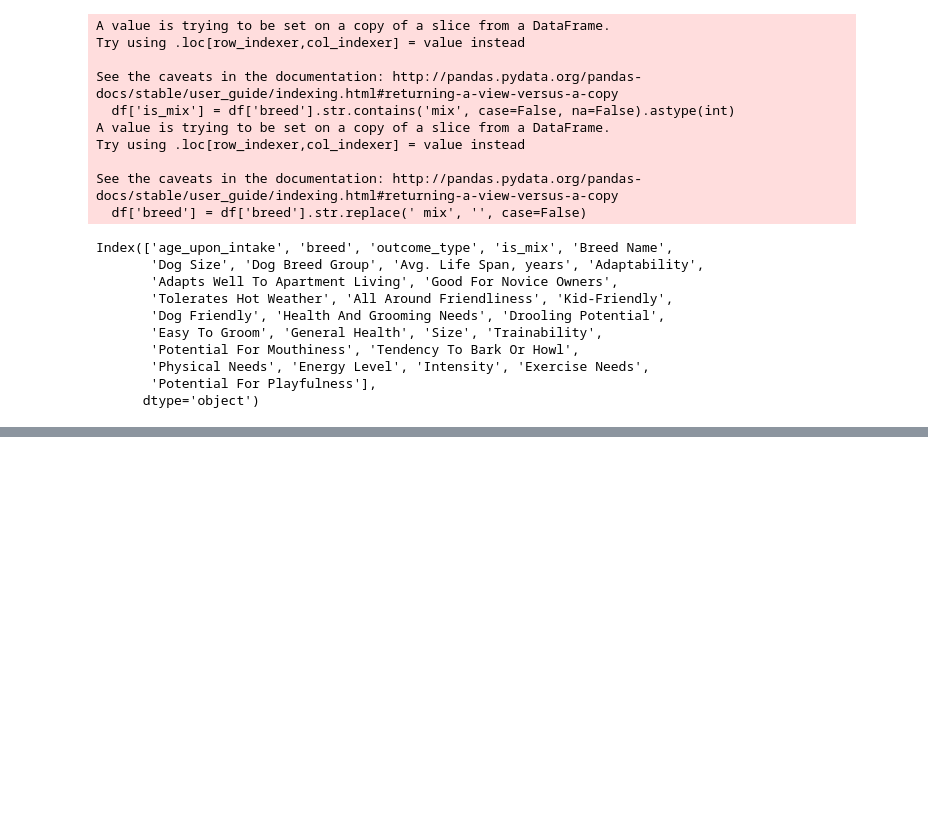
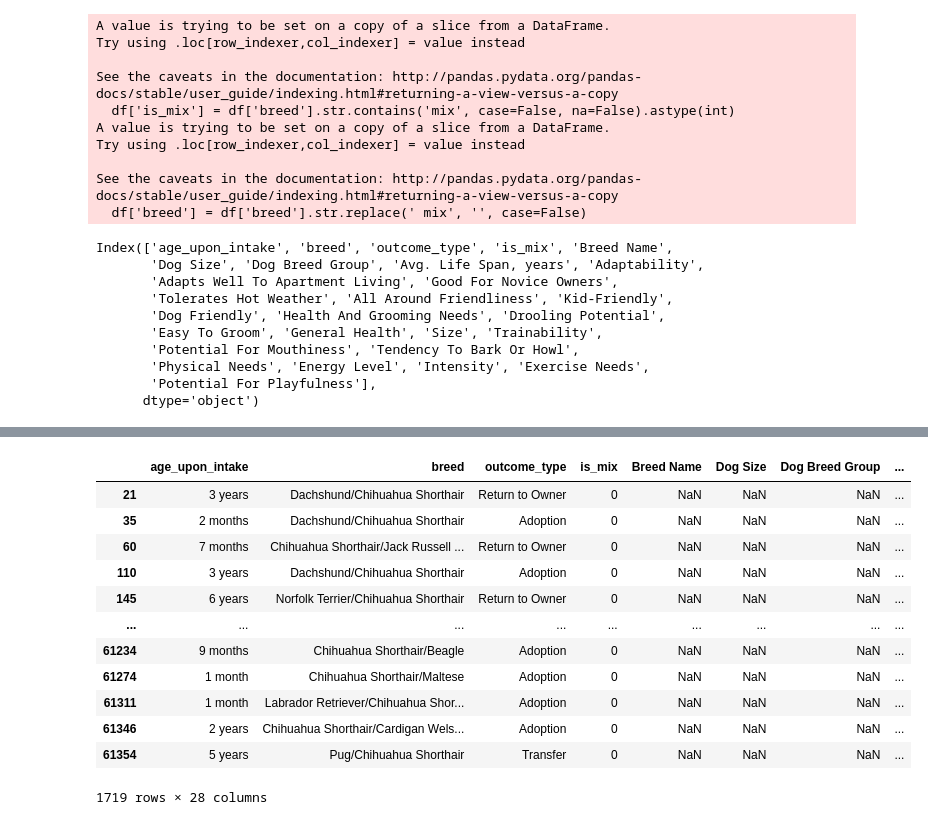
Before and after one commit to nneomaonochie/ml1-animal-data, a Jupyter notebook: exploration.ipynb, the cells around one changed output, grey strips where cells are left out. Cells and saved outputs as stored; diff of their text form; code cells hidden in the pictures; blank space fills up the shorter version.

Commit message:
exploring dog breeds

```diff
--- a/exploration.ipynb
+++ b/exploration.ipynb
@@ -977,0 +982,31 @@ pd.crosstab(present_breeds['Dog Breed Group'], present_breeds['outcome_type'])
+# %%
+cmp = present_breeds[present_breeds['Dog Breed Group'].str.contains('Companion Dogs')]
+cmp['breed'].unique()
+
+
+# these are the dogs that are in the companion dog breed group - if they have drastically different rates within a group, its a big metric
+cmp_groups = ['Toy Fox Terrier', 'Yorkshire Terrier', 'Maltese',
+        'Tibetan Spaniel', 'Miniature Pinscher', 'Italian Greyhound',
+        'Papillon', 'Shih Tzu', 'Lhasa Apso', 'Boston Terrier',
+        'Silky Terrier', 'Pug', 'Pomeranian', 'French Bulldog',
+        'Pekingese', 'Bichon Frise', 'Bulldog', 'Dalmatian', 'Shiba Inu',
+        'Havanese', 'Chinese Crested', 'Tibetan Terrier', 'Japanese Chin',
+        'Affenpinscher', 'Schipperke', 'Keeshond', 'Alaskan Klee Kai',
+        'Lowchen'
+    ]
+
+breeds[breeds['breed'].str.contains('Chihuahua') & breeds['Dog Breed Group'].isna()]
+# %% [output]
+|  | age_upon_intake | breed | outcome_type | is_mix | Breed Name | Dog Size | Dog Breed Group | ... |
+| 21 | 3 years | Dachshund/Chihuahua Shorthair | Return to Owner | 0 | NaN | NaN | NaN | ... |
+| 35 | 2 months | Dachshund/Chihuahua Shorthair | Adoption | 0 | NaN | NaN | NaN | ... |
+| 60 | 7 months | Chihuahua Shorthair/Jack Russell ... | Return to Owner | 0 | NaN | NaN | NaN | ... |
+| 110 | 3 years | Dachshund/Chihuahua Shorthair | Adoption | 0 | NaN | NaN | NaN | ... |
+| 145 | 6 years | Norfolk Terrier/Chihuahua Shorthair | Return to Owner | 0 | NaN | NaN | NaN | ... |
+| ... | ... | ... | ... | ... | ... | ... | ... | ... |
+| 61234 | 9 months | Chihuahua Shorthair/Beagle | Adoption | 0 | NaN | NaN | NaN | ... |
+| 61274 | 1 month | Chihuahua Shorthair/Maltese | Adoption | 0 | NaN | NaN | NaN | ... |
+| 61311 | 1 month | Labrador Retriever/Chihuahua Shor... | Adoption | 0 | NaN | NaN | NaN | ... |
+| 61346 | 2 years | Chihuahua Shorthair/Cardigan Wels... | Adoption | 0 | NaN | NaN | NaN | ... |
+| 61354 | 5 years | Pug/Chihuahua Shorthair | Transfer | 0 | NaN | NaN | NaN | ... |
+1719 rows × 28 columns
```
Also changed, not shown: parts of 5 cells of this notebook, 1 other file.
